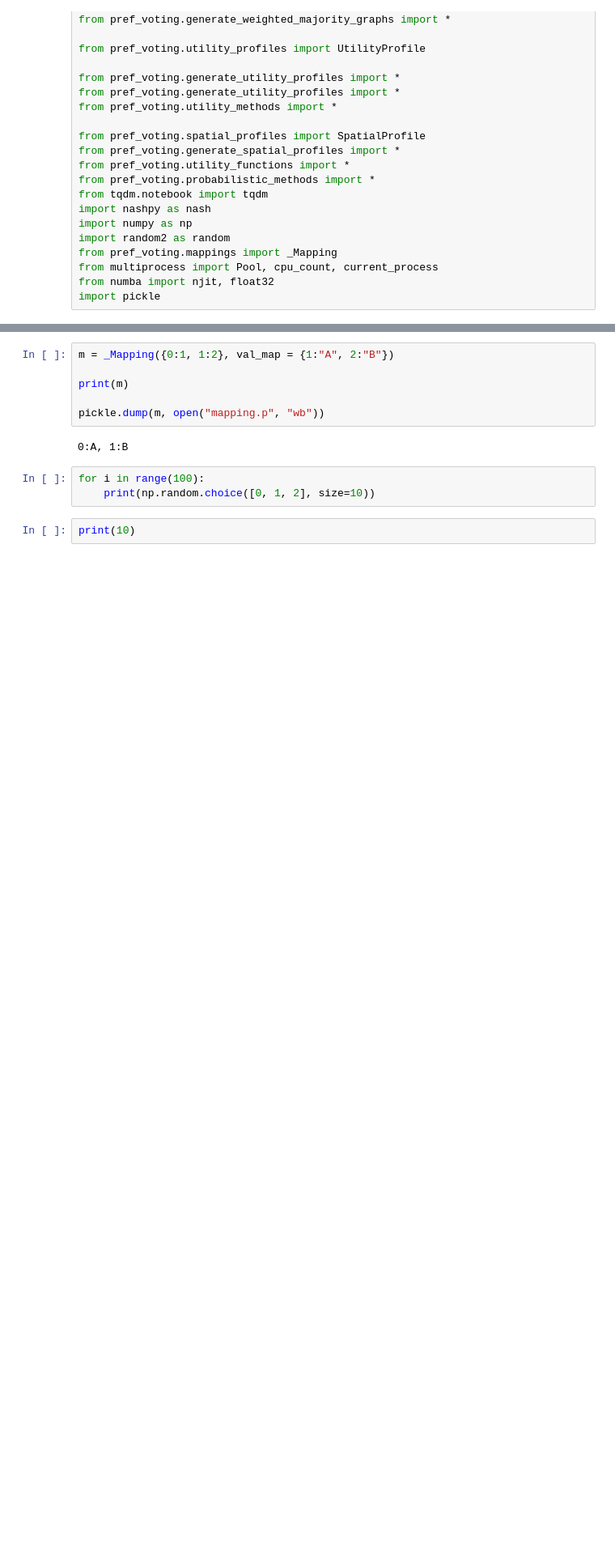
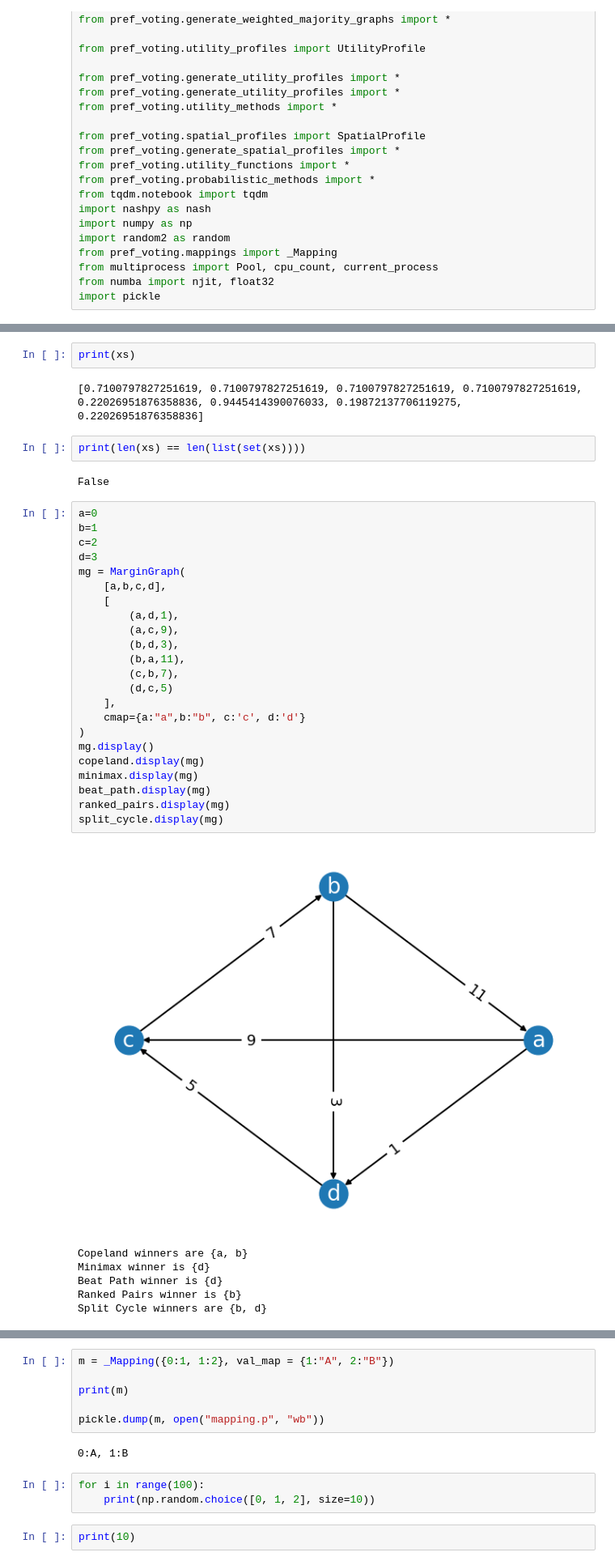
Before and after one commit to voting-tools/pref_voting, a Jupyter notebook: test.ipynb, the cells around one changed output, grey strips where cells are left out. Shown at 81% size. Drawn from its saved outputs; the diff is of its cells as text; blank space fills up the shorter version.

```diff
--- a/test.ipynb
+++ b/test.ipynb
@@ -25,0 +34,38 @@ import pickle
+# %%
+print(xs)
+# %% [output]
+[0.7100797827251619, 0.7100797827251619, 0.7100797827251619, 0.7100797827251619, 0.22026951876358836, 0.9445414390076033, 0.19872137706119275, 0.22026951876358836]
+# %%
+print(len(xs) == len(list(set(xs))))
+# %% [output]
+False
+# %%
+a=0
+b=1
+c=2
+d=3
+mg = MarginGraph(
+    [a,b,c,d],
+    [
+        (a,d,1),
+        (a,c,9),
+        (b,d,3),
+        (b,a,11),
+        (c,b,7),
+        (d,c,5)
+    ],
+    cmap={a:"a",b:"b", c:'c', d:'d'}
+)
+mg.display()
+copeland.display(mg)
+minimax.display(mg)
+beat_path.display(mg)
+ranked_pairs.display(mg)
+split_cycle.display(mg)
+# %% [output]
+[figure, added]
+Copeland winners are {a, b}
+Minimax winner is {d}
+Beat Path winner is {d}
+Ranked Pairs winner is {b}
+Split Cycle winners are {b, d}
```
Also changed, not shown: parts of 8 cells of this notebook, 7 other files.
